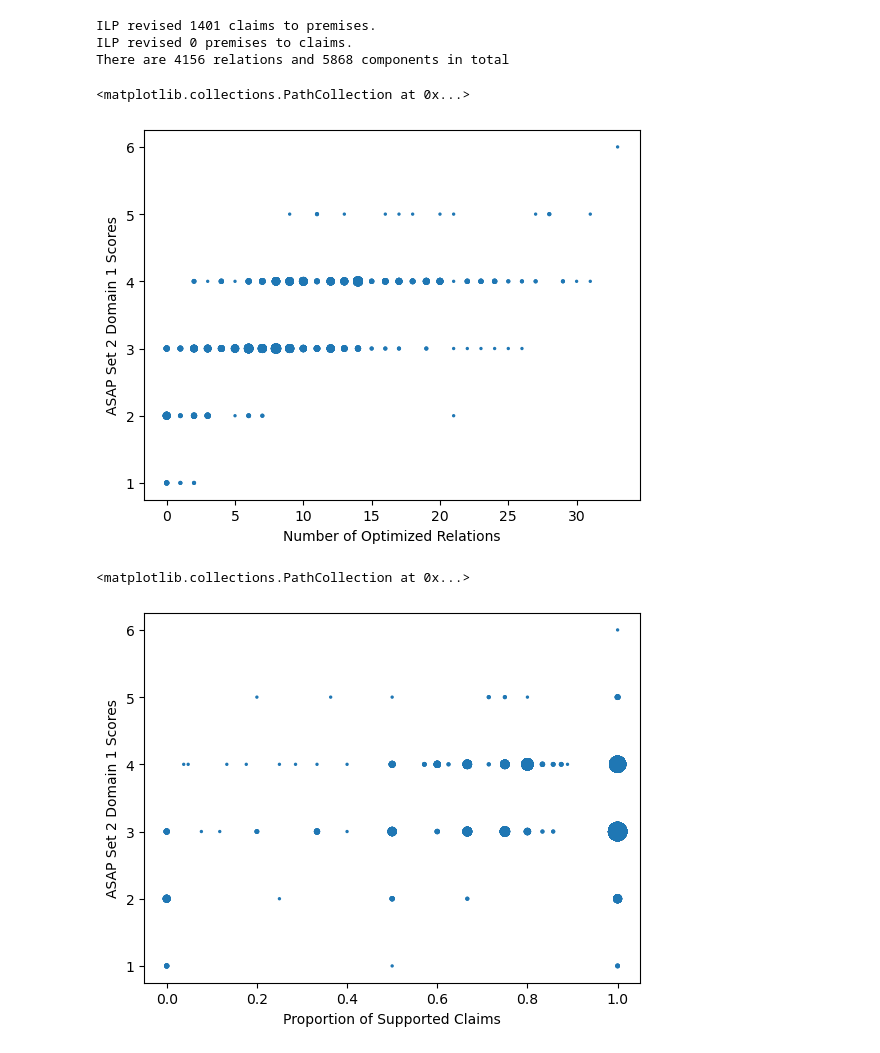
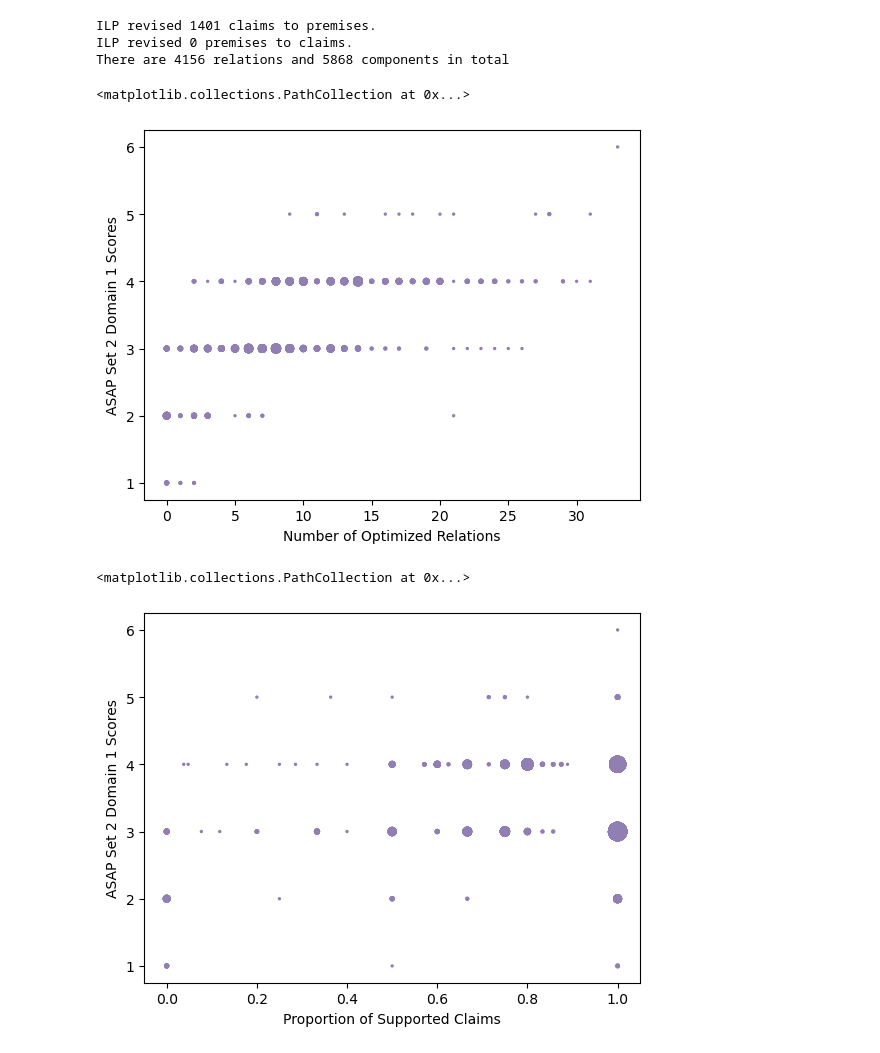
Before and after one commit to KevinPHX/CS333AES, a Jupyter notebook: stab/notebooks/asap_persuasive.ipynb, the cells around one changed output. Cells and saved outputs as stored; diff of their text form; code cells hidden in the pictures.

Commit message:
change scatter plot color

```diff
--- a/stab/notebooks/asap_persuasive.ipynb
+++ b/stab/notebooks/asap_persuasive.ipynb
@@ -87,14 +87,14 @@ import matplotlib.pyplot as plt
 # %%
 plt.xlabel("Number of Optimized Relations")
 plt.ylabel("ASAP Set 2 Domain 1 Scores")
 X = num_relations
 Y = scores
 c = Counter(zip(X,Y))
 S = [2*c[(x,y)] for x,y in zip(X,Y)]
-plt.scatter(X, Y,s=S)
+plt.scatter(X, Y,s=S,color="#917fb3")
 # %% [output]
 <matplotlib.collections.PathCollection at 0x...>
-[figure, old version]
+[figure, new version]
 # %%
 plt.xlabel("Proportion of Supported Claims")
 plt.ylabel("ASAP Set 2 Domain 1 Scores")
@@ -102,10 +102,10 @@ X = tree_scores
 Y = scores
 c = Counter(zip(X,Y))
 S = [2*c[(x,y)] for x,y in zip(X,Y)]
-plt.scatter(X, Y,s=S)
+plt.scatter(X, Y,s=S,color="#917fb3")
 # %% [output]
 <matplotlib.collections.PathCollection at 0x...>
-[figure, old version]
+[figure, new version]
 # %%
 import statsmodels.api as sm
 # %%
```
